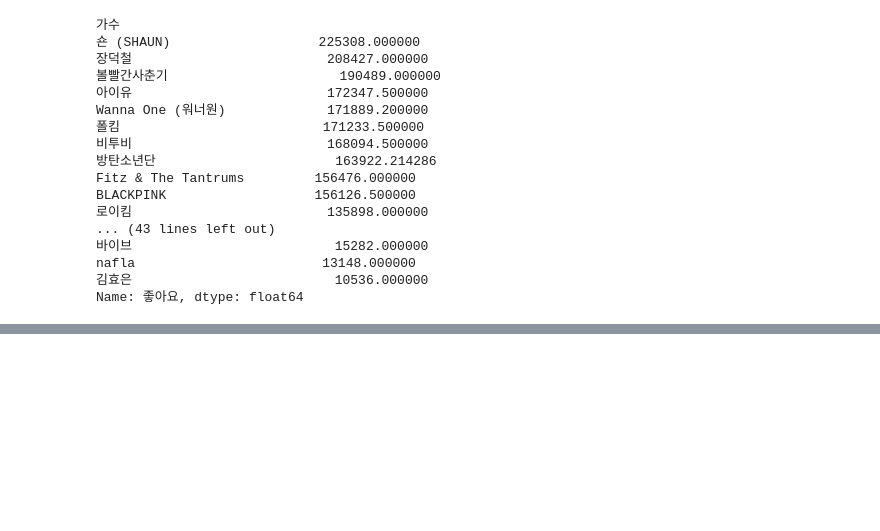
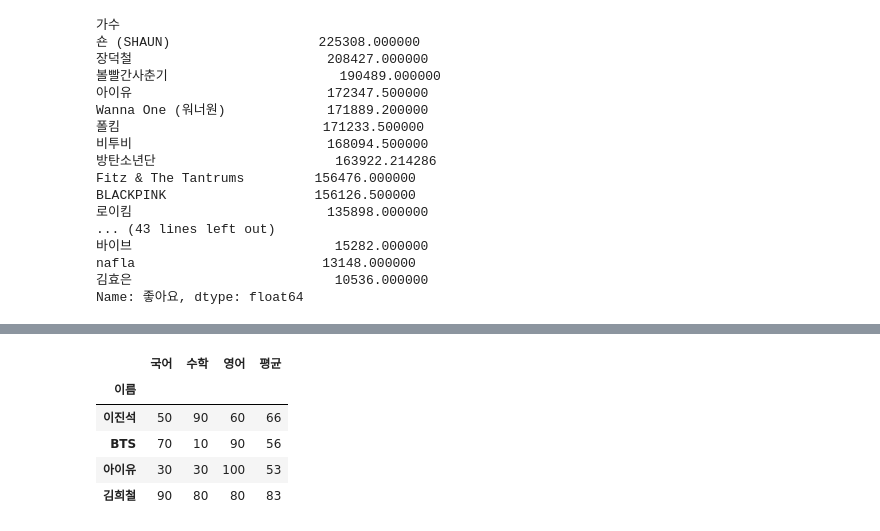
Before and after one commit to CodingSta/demo-lge-201811, a Jupyter notebook: 2일차 - Pandas.ipynb, the cells around one changed output, grey strips where cells are left out. Saved outputs shown, nothing was run; the diff lists cells and outputs as text; code cells hidden in the pictures; blank space fills up the shorter version.

```diff
--- a/2일차 - Pandas.ipynb
+++ b/2일차 - Pandas.ipynb
@@ -460,3 +460,11 @@ BLACKPINK                   156126.500000
 nafla                        13148.000000
 김효은                          10536.000000
 Name: 좋아요, dtype: float64
+# %%
+성적_목록 = [
+    {"이름": "이진석", "국어": 50, "영어": 60, "수학": 90},
+    {"이름": "BTS", "국어": 70, "영어": 90, "수학": 10},
+    {"이름": "아이유", "국어": 30, "영어": 100, "수학": 30},
+    {"이름": "김희철", "국어": 90, "영어": 80, "수학": 80},
+]
+성적_목록
@@ -462,0 +476,4 @@ Name: 좋아요, dtype: float64
+# %%
+성적_df = pd.DataFrame(성적_목록).set_index('이름')
+print(성적_df.shape)
+성적_df
@@ -462,0 +488,10 @@ Name: 좋아요, dtype: float64
+# %%
+성적_df['평균'] = (성적_df['국어'] + 성적_df['영어'] + 성적_df['수학']) // 3
+성적_df
+# %% [output]
+|  | 국어 | 수학 | 영어 | 평균 |
+| 이름 |  |  |  |  |
+| 이진석 | 50 | 90 | 60 | 66 |
+| BTS | 70 | 10 | 90 | 56 |
+| 아이유 | 30 | 30 | 100 | 53 |
+| 김희철 | 90 | 80 | 80 | 83 |
```
Also changed, not shown: parts of 23 cells of this notebook.
